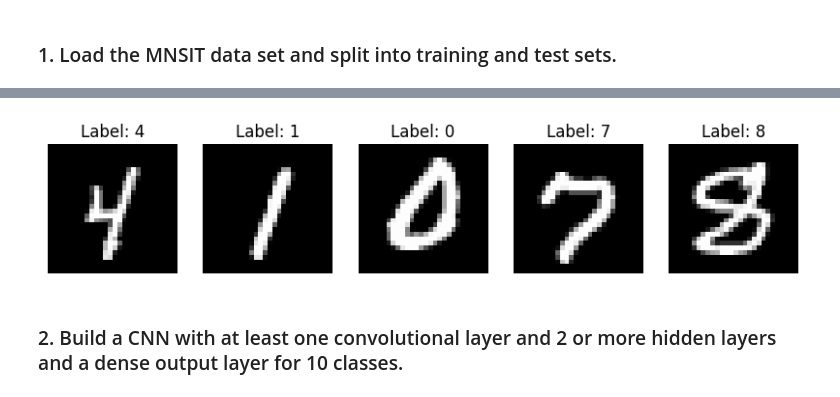
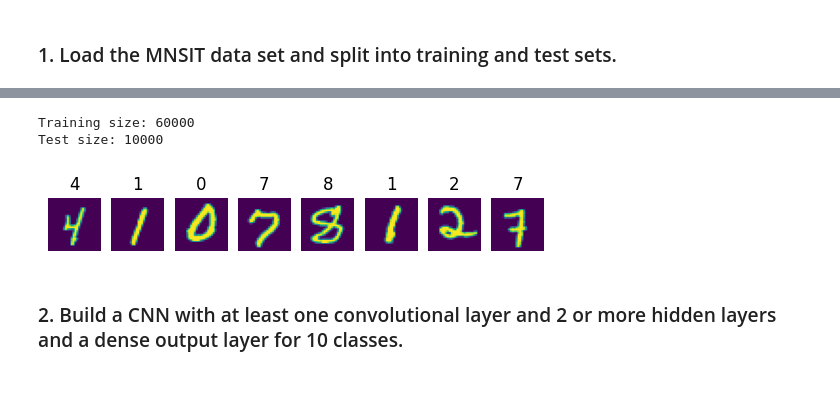
Before and after one commit to simulate111/MNIST, a Jupyter notebook: MNIST_colab.ipynb, the cells around one changed output, grey strips where cells are left out. Saved outputs shown, nothing was run; the diff lists cells and outputs as text; code cells hidden in the pictures.

```diff
--- a/MNIST_colab.ipynb
+++ b/MNIST_colab.ipynb
@@ -12,17 +13,2 @@ from tensorflow.keras import layers, models
 # %% [markdown]
 ### 1. Load the MNSIT data set and split into training and test sets.
-# %%
-(ds_train, ds_test), ds_info = tfds.load(
-    'mnist',
-    split=['train', 'test'],
-    shuffle_files=True,
-    as_supervised=True,
-    with_info=True,
-)
-
-# Get the number of examples in the training and test sets
-num_train_examples = ds_info.splits['train'].num_examples
-num_test_examples = ds_info.splits['test'].num_examples
-
-print("Number of training examples:", num_train_examples)
-print("Number of test examples:", num_test_examples)
@@ -34,15 +14,0 @@ Number of test examples: 10000
-# %%
-# Function to display images from the dataset
-def show_images(dataset, num_images=5):
-    plt.figure(figsize=(10, 3))
-    for i, (image, label) in enumerate(dataset.take(num_images)):
-        plt.subplot(1, num_images, i + 1)
-        plt.imshow(image[:, :, 0], cmap='gray')
-        plt.title(f"Label: {label.numpy()}")
-        plt.axis('off')
-    plt.show()
-
-# Show some images from the training dataset
-show_images(ds_train)
-# %% [output]
-[figure, removed]
@@ -66,0 +15,17 @@ ds_test = ds_test.prefetch(tf.data.AUTOTUNE)
+# %%
+(ds_train1, ds_test1)= tfds.load('mnist', split=['train', 'test'], as_supervised=True)
+print("Training size:", len(ds_train1))
+print("Test size:", len(ds_test1))
+# %% [output]
+Training size: 60000
+Test size: 10000
+# %%
+# Display some images. Specify how many images you want to see.
+NumberOfImages = 8
+fig, axes = plt.subplots(1, NumberOfImages)
+for ax, (image, label) in zip(axes, ds_train1.take(NumberOfImages)):
+    ax.imshow(image[:, :, 0])
+    ax.set_title(label.numpy())
+    ax.axis('off')
+# %% [output]
+[figure, added]
```
Also changed, not shown: parts of 18 cells of this notebook.
